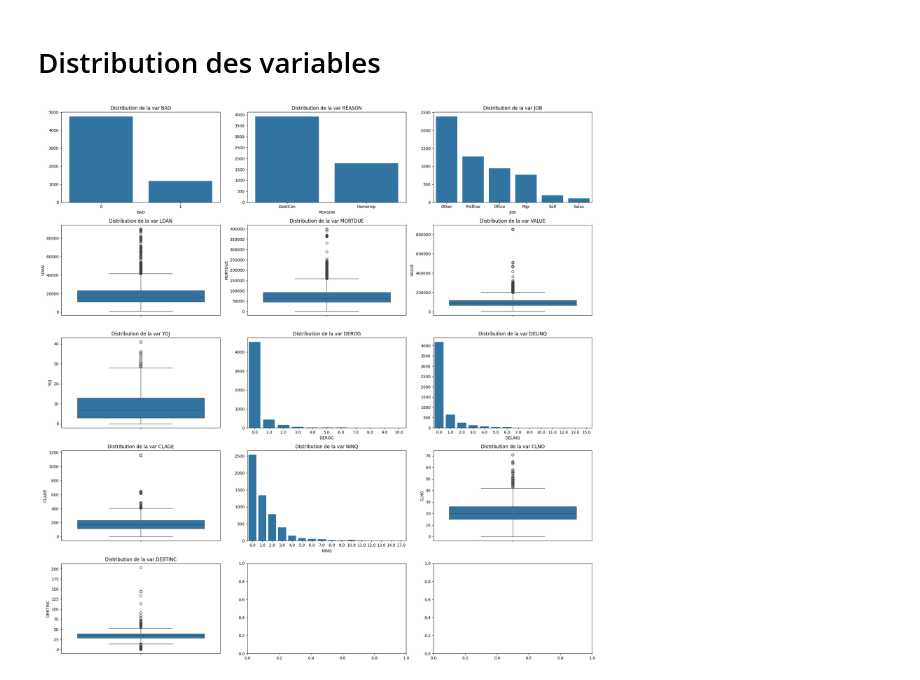
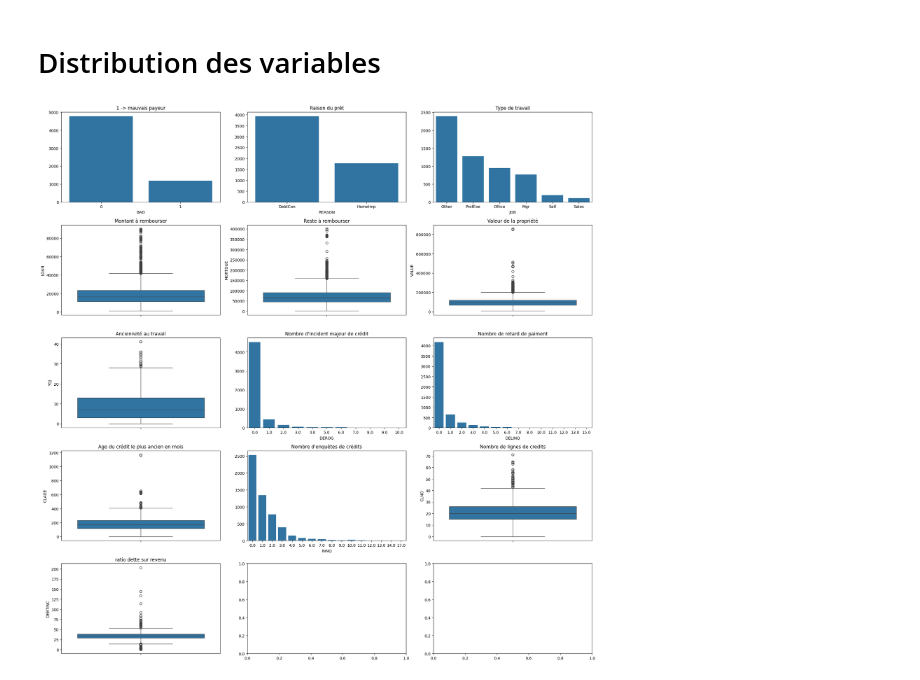
Before and after one commit to morganjowitt/Projet_scoring, a Jupyter notebook: morgan/analyse_exp.ipynb, the cells around one changed output. Saved outputs shown, nothing was run; the diff lists cells and outputs as text; code cells hidden in the pictures.

```diff
--- a/morgan/analyse_exp.ipynb
+++ b/morgan/analyse_exp.ipynb
@@ -21,50 +21,50 @@ fig, axes = plt.subplots(5, 3, figsize=(20, 20))
 
 df1=data['BAD'].value_counts()
 sns.barplot(x=df1.index, y=df1.values, ax=axes[0,0])
-axes[0,0].set_title('Distribution de la var BAD')
+axes[0,0].set_title('1 -> mauvais payeur')
 
 df2=data['REASON'].value_counts()
 sns.barplot(x=df2.index, y=df2.values, ax=axes[0,1])
-axes[0,1].set_title('Distribution de la var REASON')
+axes[0,1].set_title('Raison du prêt')
 
 df3=data['JOB'].value_counts()
 sns.barplot(x=df3.index, y=df3.values, ax=axes[0,2])
-axes[0,2].set_title('Distribution de la var JOB')
+axes[0,2].set_title('Type de travail')
 
 sns.boxplot(y=data['LOAN'],ax=axes[1,0])
-axes[1,0].set_title('Distribution de la var LOAN')
+axes[1,0].set_title('Montant à rembourser')
 
 sns.boxplot(y=data['MORTDUE'],ax=axes[1,1])
-axes[1,1].set_title('Distribution de la var MORTDUE')
+axes[1,1].set_title('Reste à rembourser')
 
 sns.boxplot(y=data['VALUE'],ax=axes[1,2])
-axes[1,2].set_title('Distribution de la var VALUE')
+axes[1,2].set_title('Valeur de la propriété')
 
 sns.boxplot(y=data['YOJ'],ax=axes[2,0])
-axes[2,0].set_title('Distribution de la var YOJ')
+axes[2,0].set_title('Ancienneté au travail')
 
 df5=data['DEROG'].value_counts()
 sns.barplot(x=df5.index, y=df5.values, ax=axes[2,1])
-axes[2,1].set_title('Distribution de la var DEROG')
+axes[2,1].set_title("Nombre d'incident majeur de crédit")
 
 df6=data['DELINQ'].value_counts()
 sns.barplot(x=df6.index, y=df6.values, ax=axes[2,2])
-axes[2,2].set_title('Distribution de la var DELINQ')
+axes[2,2].set_title('Nombre de retard de paiment')
 
 sns.boxplot(y=data['CLAGE'],ax=axes[3,0])
-axes[3,0].set_title('Distribution de la var CLAGE')
+axes[3,0].set_title('Age du crédit le plus ancien en mois')
 
 df7=data['NINQ'].value_counts()
 sns.barplot(x=df7.index, y=df7.values, ax=axes[3,1])
-axes[3,1].set_title('Distribution de la var NINQ')
+axes[3,1].set_title("Nombre d'enquêtes de crédits")
 
 sns.boxplot(y=data['CLNO'],ax=axes[3,2])
-axes[3,2].set_title('Distribution de la var CLNO')
+axes[3,2].set_title('Nombre de lignes de credits')
 
 sns.boxplot(y=data['DEBTINC'],ax=axes[4,0])
-axes[4,0].set_title('Distribution de la var DEBTINC')
+axes[4,0].set_title('ratio dette sur revenu')
 
 plt.tight_layout()
 plt.show()
 # %% [output]
-[figure, old version]
+[figure, new version]
```
Also changed, not shown: parts of 11 cells of this notebook.
